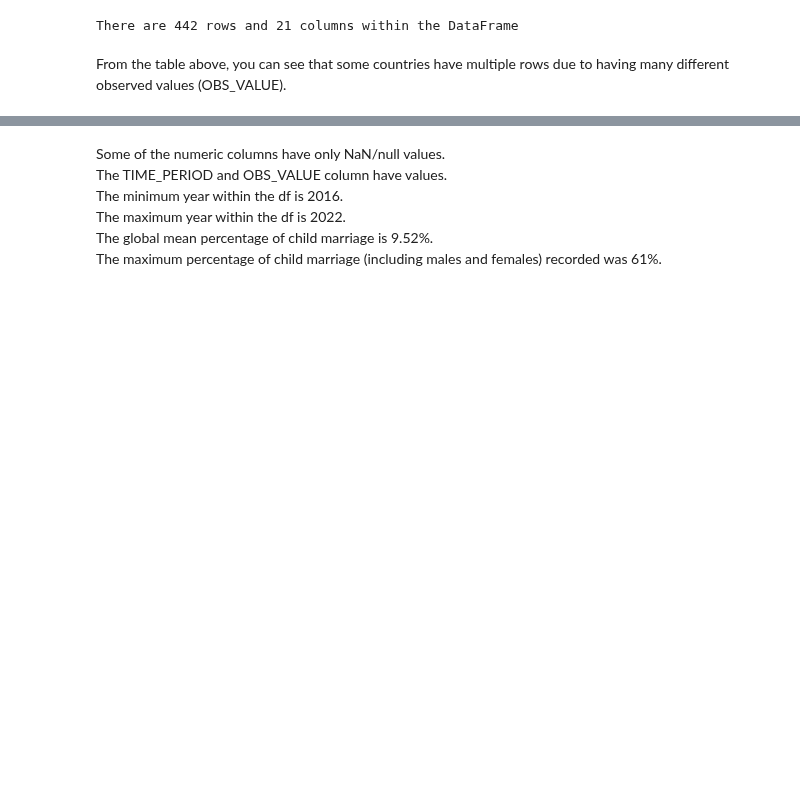
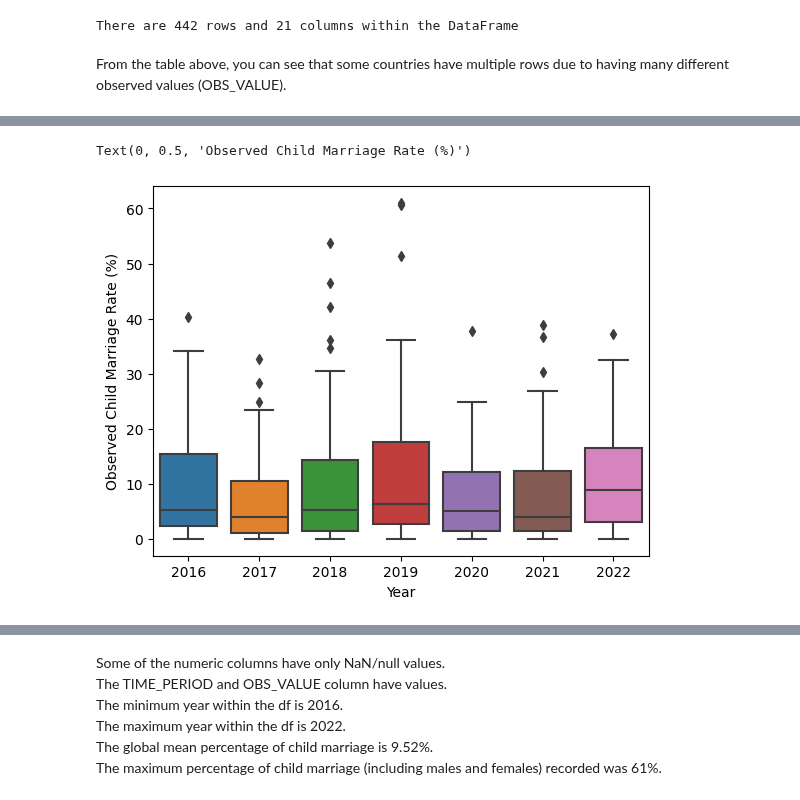
Before and after one commit to nf-97/literacy-project, a Jupyter notebook: child-marriage-dc.ipynb, the cells around one changed output, grey strips where cells are left out. Cells and saved outputs as stored; diff of their text form; code cells hidden in the pictures; blank space fills up the shorter version.

```diff
--- a/child-marriage-dc.ipynb
+++ b/child-marriage-dc.ipynb
@@ -66,0 +93,7 @@ From the table above, you can see that some countries have multiple rows due to
+# %%
+sns.boxplot(y= df["OBS_VALUE"], x=df["TIME_PERIOD"])
+plt.xlabel("Year")
+plt.ylabel("Observed Child Marriage Rate (%)")
+# %% [output]
+Text(0, 0.5, 'Observed Child Marriage Rate (%)')
+[figure, added]
```
Also changed, not shown: parts of 36 cells of this notebook.
